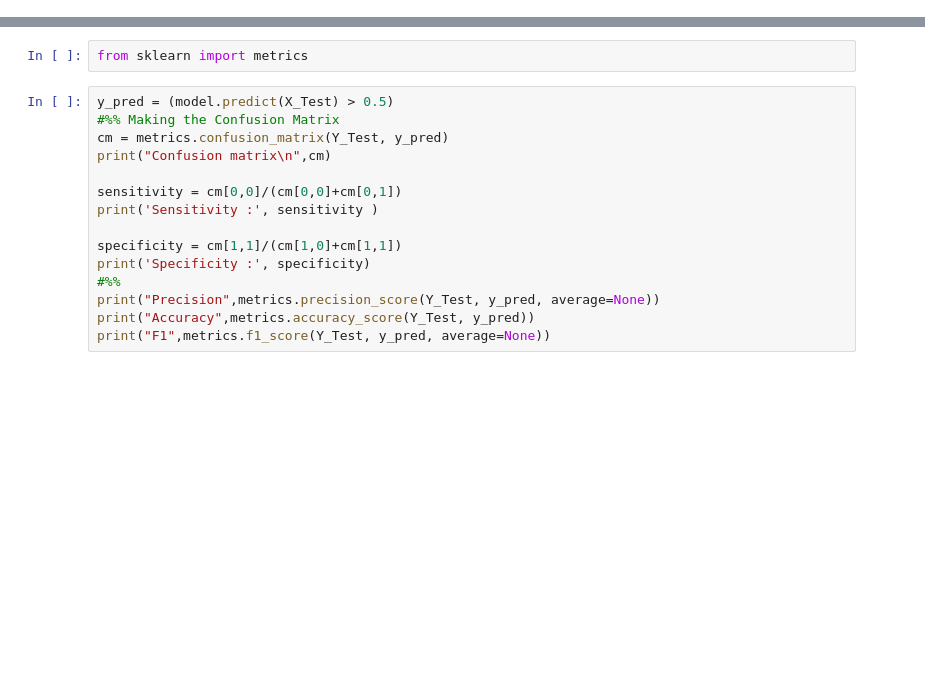
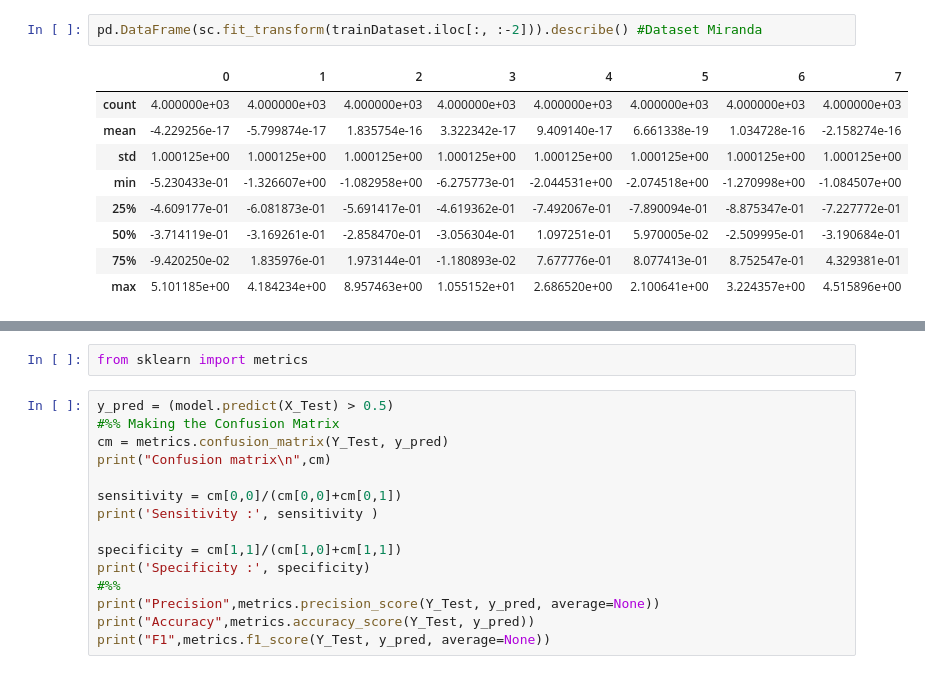
Before and after one commit to intentodemusico/StegianV2, a Jupyter notebook: Python/Modelling/scripts/ANN_Miranda.ipynb, the cells around one changed output, grey strips where cells are left out. Saved outputs shown, nothing was run; the diff lists cells and outputs as text; blank space fills up the shorter version.

```diff
--- a/Python/Modelling/scripts/ANN_Miranda.ipynb
+++ b/Python/Modelling/scripts/ANN_Miranda.ipynb
@@ -30,0 +115,12 @@ Y_Test = testDataset.iloc[:, -2].values
+# %%
+pd.DataFrame(sc.fit_transform(trainDataset.iloc[:, :-2])).describe() #Dataset Miranda
+# %% [output]
+|  | 0 | 1 | 2 | 3 | 4 | 5 | 6 | 7 |
+| count | 4.000000e+03 | 4.000000e+03 | 4.000000e+03 | 4.000000e+03 | 4.000000e+03 | 4.000000e+03 | 4.000000e+03 | 4.000000e+03 |
+| mean | -4.229256e-17 | -5.799874e-17 | 1.835754e-16 | 3.322342e-17 | 9.409140e-17 | 6.661338e-19 | 1.034728e-16 | -2.158274e-16 |
+| std | 1.000125e+00 | 1.000125e+00 | 1.000125e+00 | 1.000125e+00 | 1.000125e+00 | 1.000125e+00 | 1.000125e+00 | 1.000125e+00 |
+| min | -5.230433e-01 | -1.326607e+00 | -1.082958e+00 | -6.275773e-01 | -2.044531e+00 | -2.074518e+00 | -1.270998e+00 | -1.084507e+00 |
+| 25% | -4.609177e-01 | -6.081873e-01 | -5.691417e-01 | -4.619362e-01 | -7.492067e-01 | -7.890094e-01 | -8.875347e-01 | -7.227772e-01 |
+| 50% | -3.714119e-01 | -3.169261e-01 | -2.858470e-01 | -3.056304e-01 | 1.097251e-01 | 5.970005e-02 | -2.509995e-01 | -3.190684e-01 |
+| 75% | -9.420250e-02 | 1.835976e-01 | 1.973144e-01 | -1.180893e-02 | 7.677776e-01 | 8.077413e-01 | 8.752547e-01 | 4.329381e-01 |
+| max | 5.101185e+00 | 4.184234e+00 | 8.957463e+00 | 1.055152e+01 | 2.686520e+00 | 2.100641e+00 | 3.224357e+00 | 4.515896e+00 |
```
Also changed, not shown: parts of 28 cells of this notebook, 5 other files.
